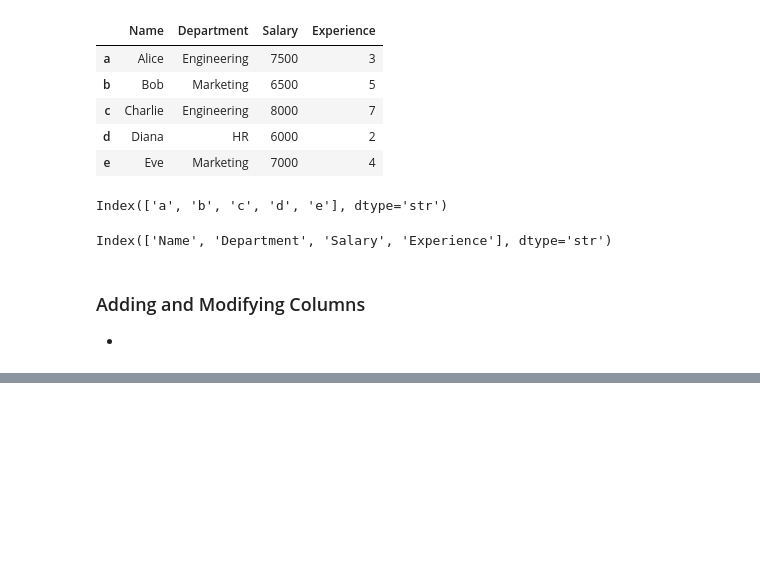
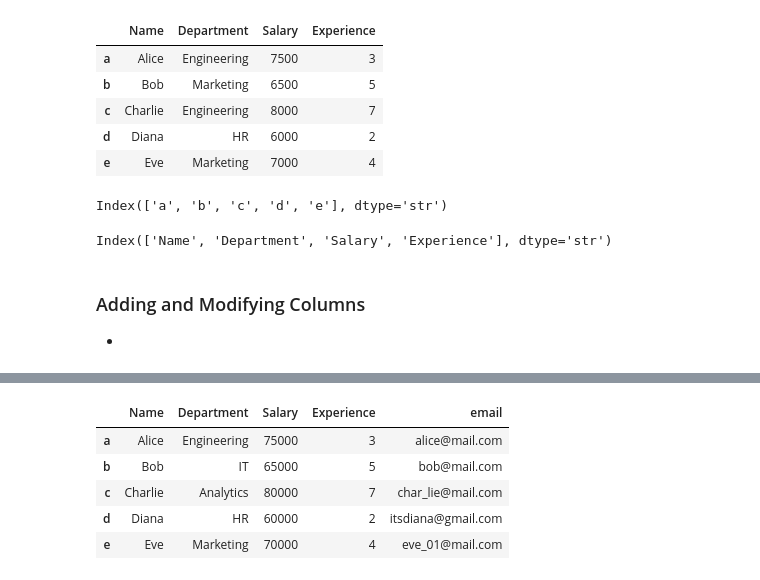
Before and after one commit to lyanjnizam/Daily-Practice, a Jupyter notebook: Day 12 - Pandas/data handling with pandas .ipynb, the cells around one changed output, grey strips where cells are left out. Drawn from its saved outputs; the diff is of its cells as text; code cells hidden in the pictures; blank space fills up the shorter version.

```diff
--- a/Day 12 - Pandas/data handling with pandas .ipynb
+++ b/Day 12 - Pandas/data handling with pandas .ipynb
@@ -210,0 +241,11 @@ Index(['Name', 'Department', 'Salary', 'Experience'], dtype='str')
+# %%
+df.loc['d', 'email'] = 'itsdiana@gmail.com'
+df.iloc[1, 1] = 'IT'
+df
+# %% [output]
+|  | Name | Department | Salary | Experience | email |
+| a | Alice | Engineering | 75000 | 3 | alice@mail.com |
+| b | Bob | IT | 65000 | 5 | bob@mail.com |
+| c | Charlie | Analytics | 80000 | 7 | char_lie@mail.com |
+| d | Diana | HR | 60000 | 2 | itsdiana@gmail.com |
+| e | Eve | Marketing | 70000 | 4 | eve_01@mail.com |
```
Also changed, not shown: parts of 11 cells of this notebook.
